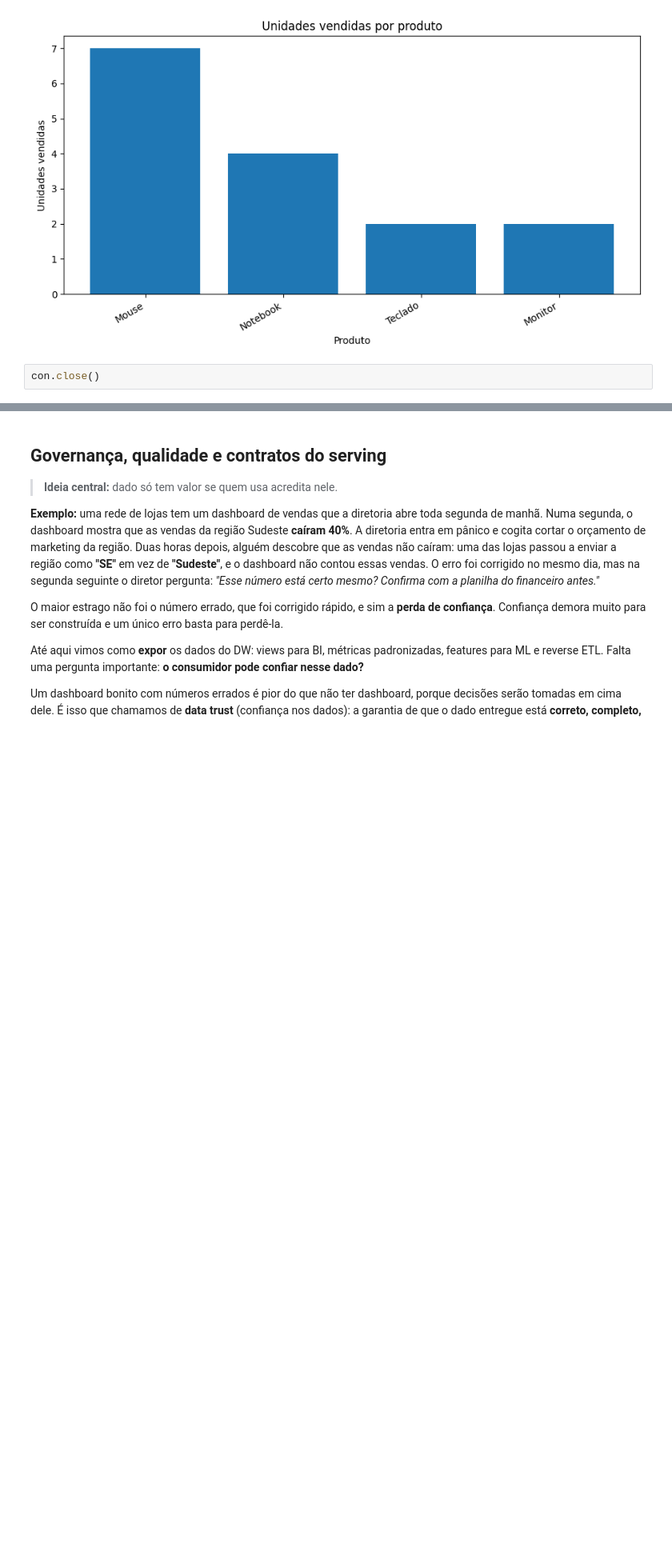
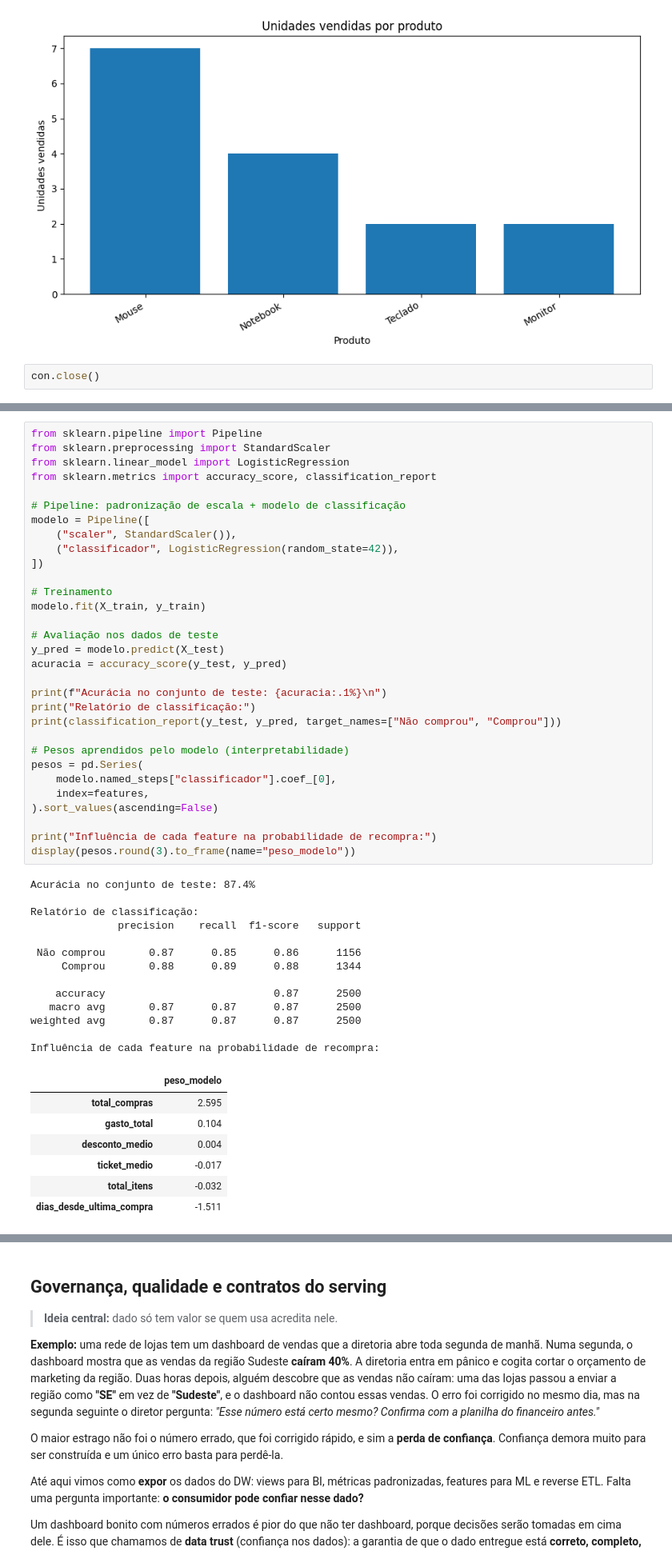
Before and after one commit to ladata-ufs/XII-SEMAC-ENGENHARIA-DADOS-DATA-WAREHOUSING, a Jupyter notebook: notebooks/D2/modulo_04_serving_analytics_and_ML.ipynb, the cells around one changed output, grey strips where cells are left out. Shown at 80% size. Drawn from its saved outputs; the diff is of its cells as text; blank space fills up the shorter version.

```diff
--- a/notebooks/D2/modulo_04_serving_analytics_and_ML.ipynb
+++ b/notebooks/D2/modulo_04_serving_analytics_and_ML.ipynb
@@ -531,0 +822,52 @@ con.close()
+# %%
+from sklearn.pipeline import Pipeline
+from sklearn.preprocessing import StandardScaler
+from sklearn.linear_model import LogisticRegression
+from sklearn.metrics import accuracy_score, classification_report
+
+# Pipeline: padronização de escala + modelo de classificação
+modelo = Pipeline([
+    ("scaler", StandardScaler()),
+    ("classificador", LogisticRegression(random_state=42)),
+])
+
+# Treinamento
+modelo.fit(X_train, y_train)
+
+# Avaliação nos dados de teste
+y_pred = modelo.predict(X_test)
+acuracia = accuracy_score(y_test, y_pred)
+
+print(f"Acurácia no conjunto de teste: {acuracia:.1%}\n")
+print("Relatório de classificação:")
+print(classification_report(y_test, y_pred, target_names=["Não comprou", "Comprou"]))
+
+# Pesos aprendidos pelo modelo (interpretabilidade)
+pesos = pd.Series(
+    modelo.named_steps["classificador"].coef_[0],
+    index=features,
+).sort_values(ascending=False)
+
+print("Influência de cada feature na probabilidade de recompra:")
+display(pesos.round(3).to_frame(name="peso_modelo"))
+# %% [output]
+Acurácia no conjunto de teste: 87.4%
+
+Relatório de classificação:
+              precision    recall  f1-score   support
+
+ Não comprou       0.87      0.85      0.86      1156
+     Comprou       0.88      0.89      0.88      1344
+
+    accuracy                           0.87      2500
+   macro avg       0.87      0.87      0.87      2500
+weighted avg       0.87      0.87      0.87      2500
+
+Influência de cada feature na probabilidade de recompra:
+|  | peso_modelo |
+| total_compras | 2.595 |
+| gasto_total | 0.104 |
+| desconto_medio | 0.004 |
+| ticket_medio | -0.017 |
+| total_itens | -0.032 |
+| dias_desde_ultima_compra | -1.511 |
```
Also changed, not shown: parts of 14 cells of this notebook, 2 other files.
